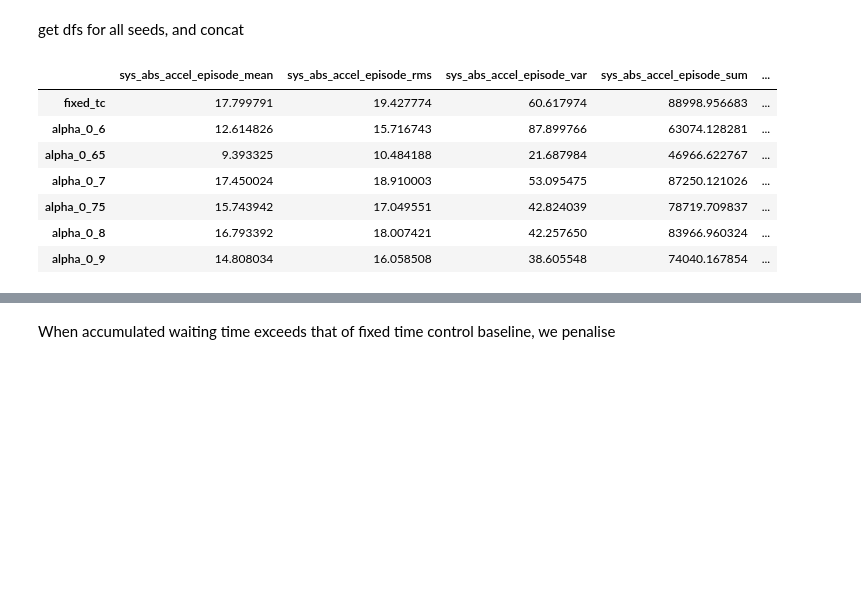
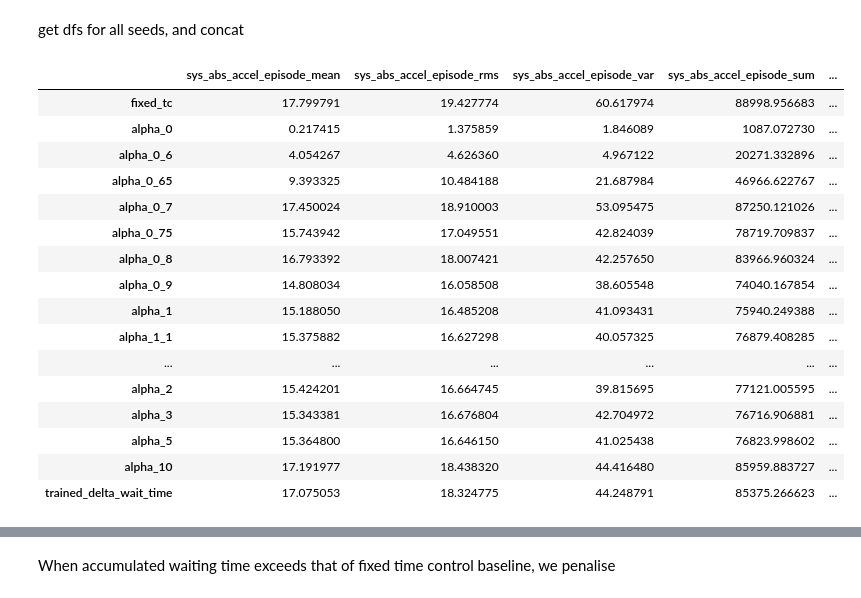
Before and after one commit to Loveen01/multi-agent-reinforcement-learning-reduce-non-exhaust-emissions, a Jupyter notebook: data_analysis_after_train/comparing_results_from_diff_accum_wait_reward_experiment_2x2grid_capped_reward.ipynb, the cells around one changed output, grey strips where cells are left out. Cells and saved outputs as stored; diff of their text form; code cells hidden in the pictures; blank space fills up the shorter version.

```diff
--- a/data_analysis_after_train/comparing_results_from_diff_accum_wait_reward_experiment_2x2grid_capped_reward.ipynb
+++ b/data_analysis_after_train/comparing_results_from_diff_accum_wait_reward_experiment_2x2grid_capped_reward.ipynb
@@ -22,7 +23,18 @@ TRAINED_CHECKPOINT_PATHS = ["reward_experiments/2x2grid/combined_reward_with_que
                             "reward_experiments/2x2grid_with_wait_capped/combined_reward_with_diff_accum_wait/EVALUATION/PPO_2024-05-17_17_47__alpha_0.65",
                             "reward_experiments/2x2grid_with_wait_capped/combined_reward_with_diff_accum_wait/EVALUATION/PPO_2024-05-17_18_55__alpha_0.75",
                             "reward_experiments/2x2grid_with_wait_capped/combined_reward_with_diff_accum_wait/EVALUATION/PPO_2024-05-17_19_57__alpha_0.9",
-                            "reward_experiments/2x2grid_with_wait_capped/combined_reward_with_diff_accum_wait/EVALUATION/PPO_2024-05-17_21_00__alpha_1"
+                            "reward_experiments/2x2grid_with_wait_capped/combined_reward_with_diff_accum_wait/EVALUATION/PPO_2024-05-17_21_00__alpha_1",
+                            "reward_experiments/2x2grid_with_wait_capped/combined_reward_with_diff_accum_wait/EVALUATION/PPO_2024-05-17_21_58__alpha_1.1",
+                            "reward_experiments/2x2grid_with_wait_capped/combined_reward_with_diff_accum_wait/EVALUATION/PPO_2024-05-18_11_46__alpha_0.6",
+                            "reward_experiments/2x2grid_with_wait_capped/combined_reward_with_diff_accum_wait/EVALUATION/PPO_2024-05-18_15_47__alpha_1.5",
+                            "reward_experiments/2x2grid_with_wait_capped/combined_reward_with_diff_accum_wait/EVALUATION/PPO_2024-05-18_17_19__alpha_2",
+                            "reward_experiments/2x2grid_with_wait_capped/combined_reward_with_diff_accum_wait/EVALUATION/PPO_2024-05-18_19_58__delta_wait_time_reward_capped",
+                            "reward_experiments/2x2grid_with_wait_capped/combined_reward_with_diff_accum_wait/EVALUATION/PPO_2024-05-18_20_46__alpha_3",
+                            "reward_experiments/2x2grid_with_wait_capped/combined_reward_with_diff_accum_wait/EVALUATION/PPO_2024-05-18_23_01__alpha_5",
+                            "reward_experiments/2x2grid_with_wait_capped/combined_reward_with_diff_accum_wait/EVALUATION/PPO_2024-05-20_09_18__alpha_10",
+                            "reward_experiments/2x2grid_with_wait_capped/combined_reward_with_diff_accum_wait/EVALUATION/PPO_2024-05-20_10_39__alpha_1_reduced_observation_space",
+                            "reward_experiments/2x2grid_with_wait_capped/combined_reward_with_diff_accum_wait/EVALUATION/PPO_2024-05-20_13_16__alpha_1_single_observ",
+                            "reward_experiments/2x2grid_with_wait_capped/combined_reward_with_diff_accum_wait/EVALUATION/PPO_2024-05-16_09_54__alpha_0_from_2x2_diff_acc"
                             ]
 
 TRAINED_CHECKPOINT_PATHS_ABS = [os.path.join("/Users/loveen/Desktop/Masters project/rl-multi-agent-traffic-nonexhaust-emissions-clean", x) for x in TRAINED_CHECKPOINT_PATHS]
@@ -78,24 +168,33 @@ get dfs for all seeds, and concat
 # %%
 SUMO_SEEDS = [10, 15, 22, 31, 55, 39, 83, 49, 51, 74]
 SUMO_SEEDS = [10, 22, 39, 31, 55]
 
-SUMO_SEEDS = [10]
+SUMO_SEEDS = [10, 15, 22, 39, 31, 55]
 
-alpha_dfs = [concaten_summary_for_specific_seed(seed) for seed in SUMO_SEEDS]
+alpha_dfs = [concaten_alpha_tuning_summary_for_specific_seed(seed) for seed in SUMO_SEEDS]
 
 # Step 2: Concatenate them along the row axis
 alpha_df_combined = pd.concat(alpha_dfs, axis=0, ignore_index=False)
 
 alpha_df_combined
 # %% [output]
 |  | sys_abs_accel_episode_mean | sys_abs_accel_episode_rms | sys_abs_accel_episode_var | sys_abs_accel_episode_sum | ... |
 | fixed_tc | 17.799791 | 19.427774 | 60.617974 | 88998.956683 | ... |
-| alpha_0_6 | 12.614826 | 15.716743 | 87.899766 | 63074.128281 | ... |
+| alpha_0 | 0.217415 | 1.375859 | 1.846089 | 1087.072730 | ... |
+| alpha_0_6 | 4.054267 | 4.626360 | 4.967122 | 20271.332896 | ... |
 | alpha_0_65 | 9.393325 | 10.484188 | 21.687984 | 46966.622767 | ... |
 | alpha_0_7 | 17.450024 | 18.910003 | 53.095475 | 87250.121026 | ... |
 | alpha_0_75 | 15.743942 | 17.049551 | 42.824039 | 78719.709837 | ... |
 | alpha_0_8 | 16.793392 | 18.007421 | 42.257650 | 83966.960324 | ... |
 | alpha_0_9 | 14.808034 | 16.058508 | 38.605548 | 74040.167854 | ... |
+| alpha_1 | 15.188050 | 16.485208 | 41.093431 | 75940.249388 | ... |
+| alpha_1_1 | 15.375882 | 16.627298 | 40.057325 | 76879.408285 | ... |
+| ... | ... | ... | ... | ... | ... |
+| alpha_2 | 15.424201 | 16.664745 | 39.815695 | 77121.005595 | ... |
+| alpha_3 | 15.343381 | 16.676804 | 42.704972 | 76716.906881 | ... |
+| alpha_5 | 15.364800 | 16.646150 | 41.025438 | 76823.998602 | ... |
+| alpha_10 | 17.191977 | 18.438320 | 44.416480 | 85959.883727 | ... |
+| trained_delta_wait_time | 17.075053 | 18.324775 | 44.248791 | 85375.266623 | ... |
 # %%
 # Step 3: Compute the mean for each row
 df_average_whole_experiment = alpha_df_combined.groupby(alpha_df_combined.index).mean()
```
Also changed, not shown: parts of 37 cells of this notebook, 2 other files.
